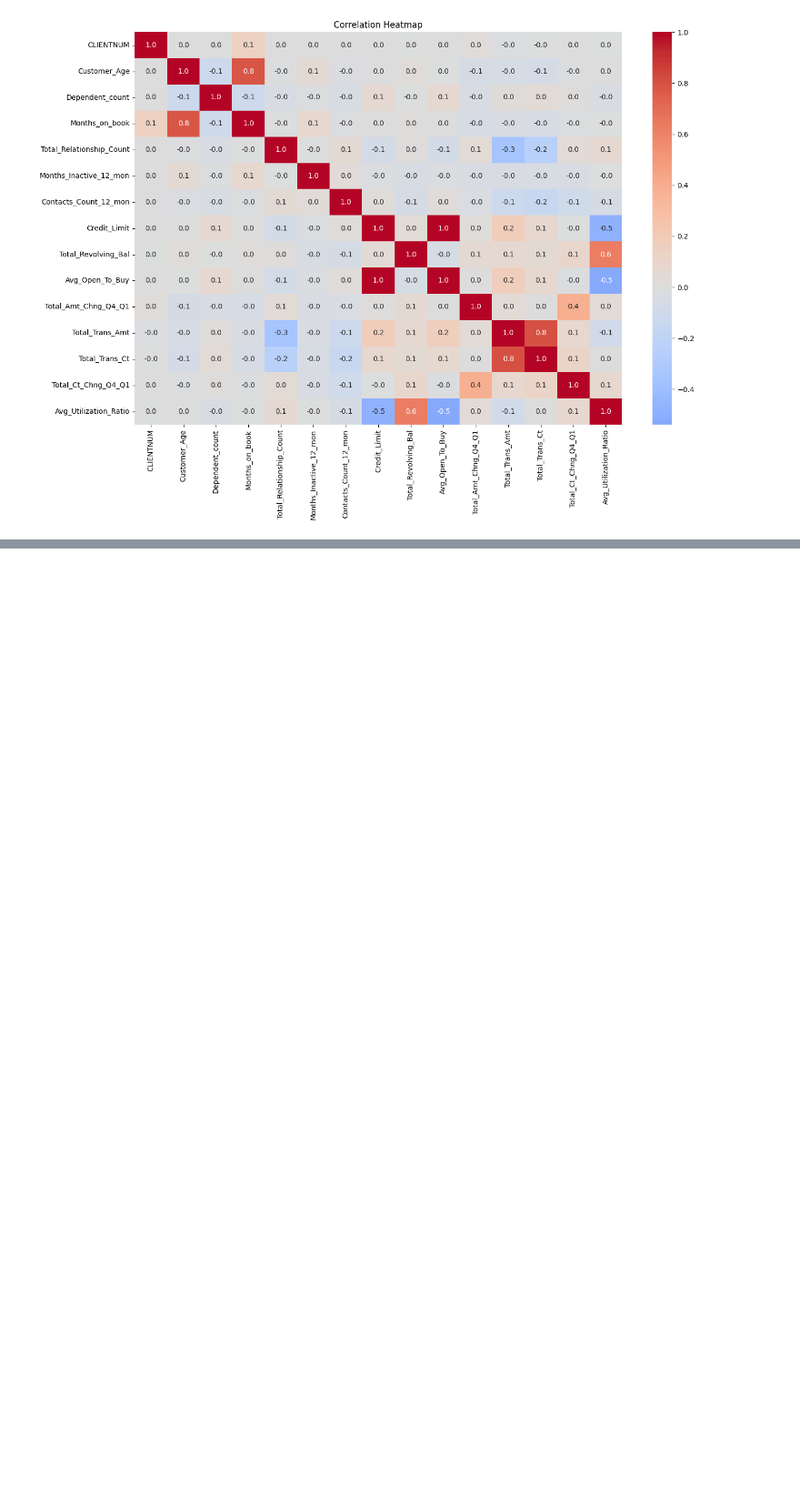
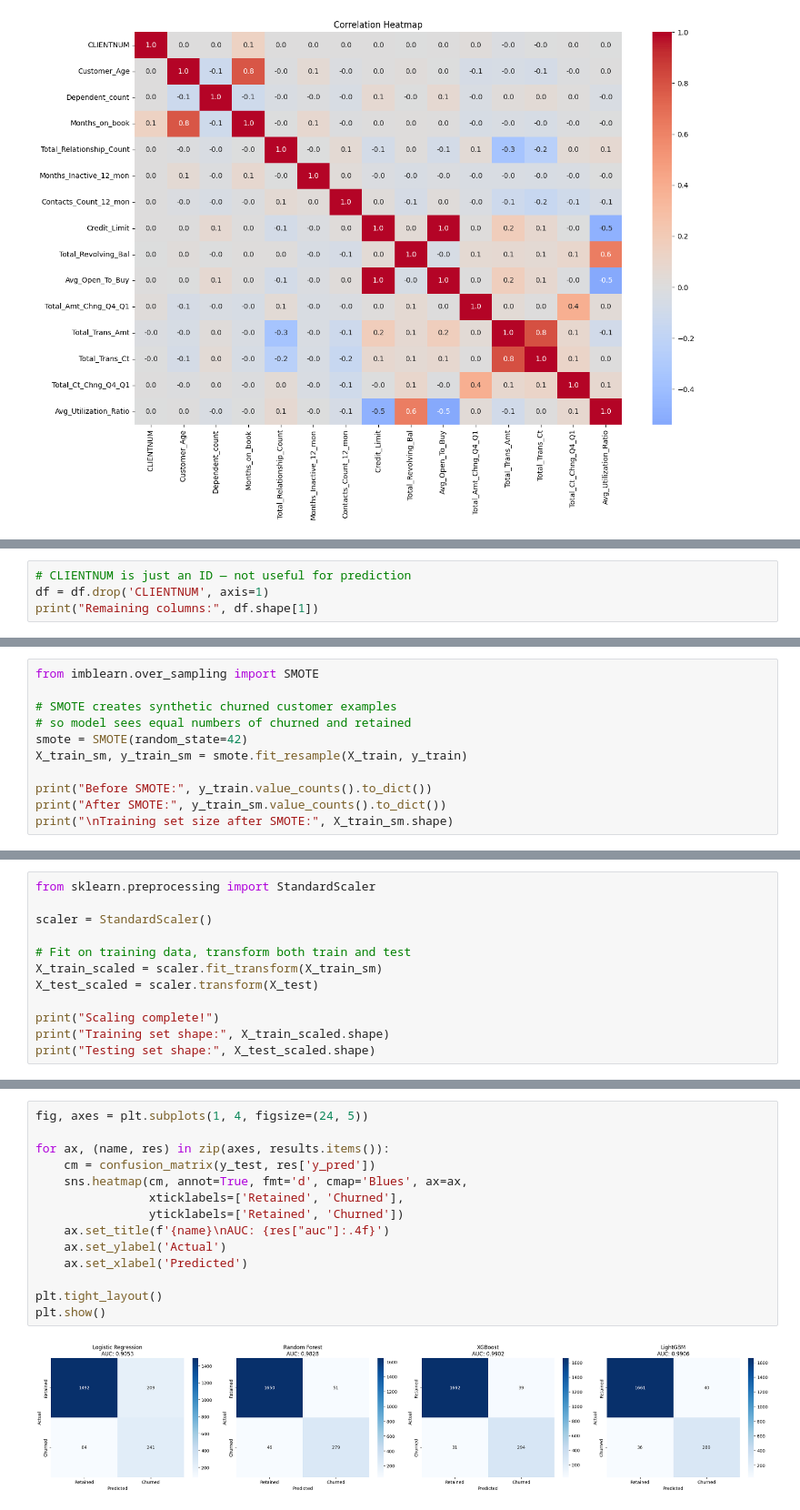
Before and after one commit to krishnagaadha9/churn-prediction-project, a Jupyter notebook: churn_prediction_project.ipynb, the cells around one changed output, grey strips where cells are left out. Shown at 91% size. Cells and saved outputs as stored; diff of their text form; blank space fills up the shorter version.

```diff
--- a/churn_prediction_project.ipynb
+++ b/churn_prediction_project.ipynb
@@ -295,0 +313,4 @@ plt.show()
+# %%
+# CLIENTNUM is just an ID — not useful for prediction
+df = df.drop('CLIENTNUM', axis=1)
+print("Remaining columns:", df.shape[1])
@@ -295,0 +383,11 @@ plt.show()
+# %%
+from imblearn.over_sampling import SMOTE
+
+# SMOTE creates synthetic churned customer examples
+# so model sees equal numbers of churned and retained
+smote = SMOTE(random_state=42)
+X_train_sm, y_train_sm = smote.fit_resample(X_train, y_train)
+
+print("Before SMOTE:", y_train.value_counts().to_dict())
+print("After SMOTE:", y_train_sm.value_counts().to_dict())
+print("\nTraining set size after SMOTE:", X_train_sm.shape)
@@ -295,0 +399,12 @@ plt.show()
+# %%
+from sklearn.preprocessing import StandardScaler
+
+scaler = StandardScaler()
+
+# Fit on training data, transform both train and test
+X_train_scaled = scaler.fit_transform(X_train_sm)
+X_test_scaled = scaler.transform(X_test)
+
+print("Scaling complete!")
+print("Training set shape:", X_train_scaled.shape)
+print("Testing set shape:", X_test_scaled.shape)
@@ -295,0 +473,16 @@ plt.show()
+# %%
+fig, axes = plt.subplots(1, 4, figsize=(24, 5))
+
+for ax, (name, res) in zip(axes, results.items()):
+    cm = confusion_matrix(y_test, res['y_pred'])
+    sns.heatmap(cm, annot=True, fmt='d', cmap='Blues', ax=ax,
+                xticklabels=['Retained', 'Churned'],
+                yticklabels=['Retained', 'Churned'])
+    ax.set_title(f'{name}\nAUC: {res["auc"]:.4f}')
+    ax.set_ylabel('Actual')
+    ax.set_xlabel('Predicted')
+
+plt.tight_layout()
+plt.show()
+# %% [output]
+[figure, added]
```
Also changed, not shown: parts of 15 cells of this notebook.
